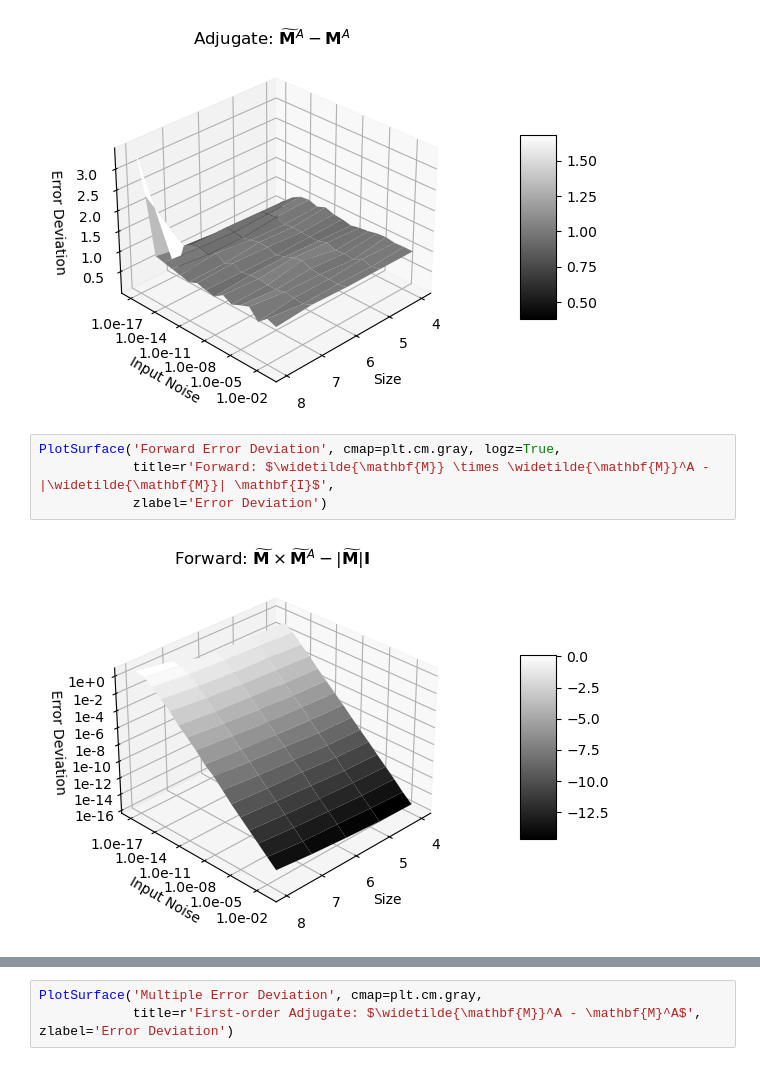
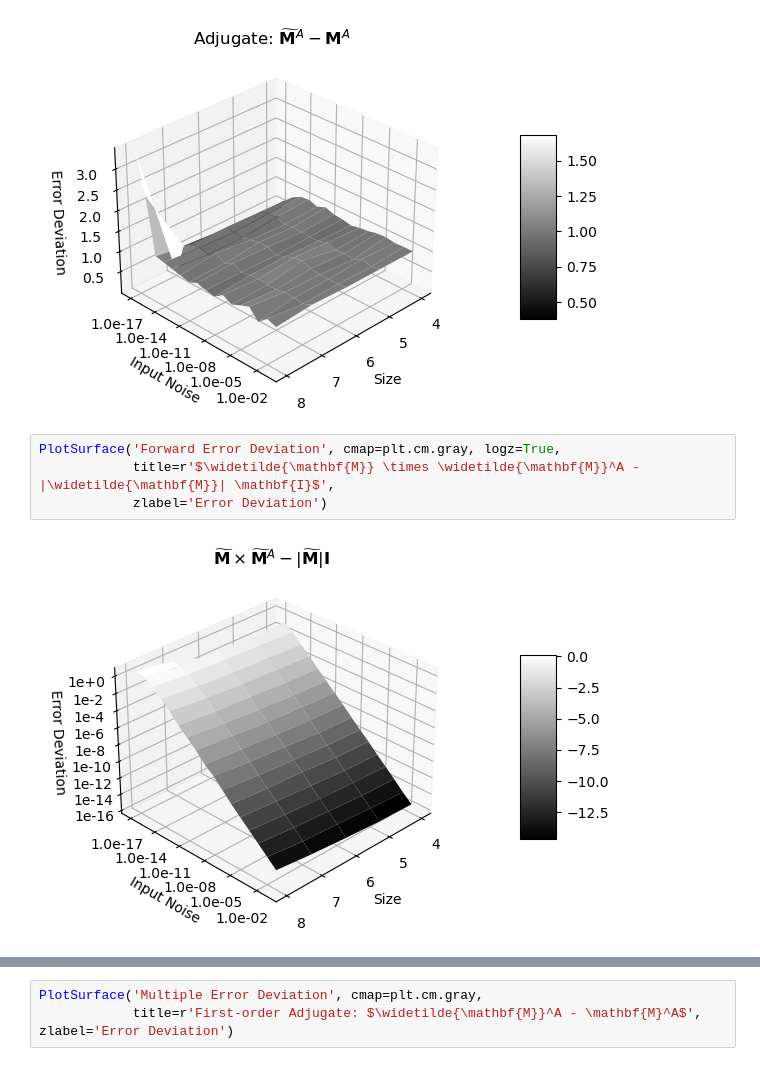
Before and after one commit to Chengpu0707/VarianceArithmetic, a Jupyter notebook: IPyNb/AdjugateMatrix.ipynb, the cells around one changed output, grey strips where cells are left out. Saved outputs shown, nothing was run; the diff lists cells and outputs as text.

```diff
--- a/IPyNb/AdjugateMatrix.ipynb
+++ b/IPyNb/AdjugateMatrix.ipynb
@@ -104,11 +104,11 @@ PlotSurface('Adjugate Error Deviation', cmap=plt.cm.gray,
             title=r'Adjugate: $\widetilde{\mathbf{M}}^A - \mathbf{M}^A$', zlabel='Error Deviation')
 # %% [output]
 [figure]
-# %%
-PlotSurface('Forward Error Deviation', cmap=plt.cm.gray, logz=True,
-            title=r'Forward: $\widetilde{\mathbf{M}} \times \widetilde{\mathbf{M}}^A - |\widetilde{\mathbf{M}}| \mathbf{I}$',
-            zlabel='Error Deviation')
-# %% [output]
-[figure, removed]
+# %%
+PlotSurface('Forward Error Deviation', cmap=plt.cm.gray, logz=True,
+            title=r'$\widetilde{\mathbf{M}} \times \widetilde{\mathbf{M}}^A - |\widetilde{\mathbf{M}}| \mathbf{I}$',
+            zlabel='Error Deviation')
+# %% [output]
+[figure, added]
 # %%
 PlotSurface('Roundtrip Error Deviation', cmap=plt.cm.gray, logz=True,
```
Also changed, not shown: parts of 12 cells of this notebook, 16 other files.
